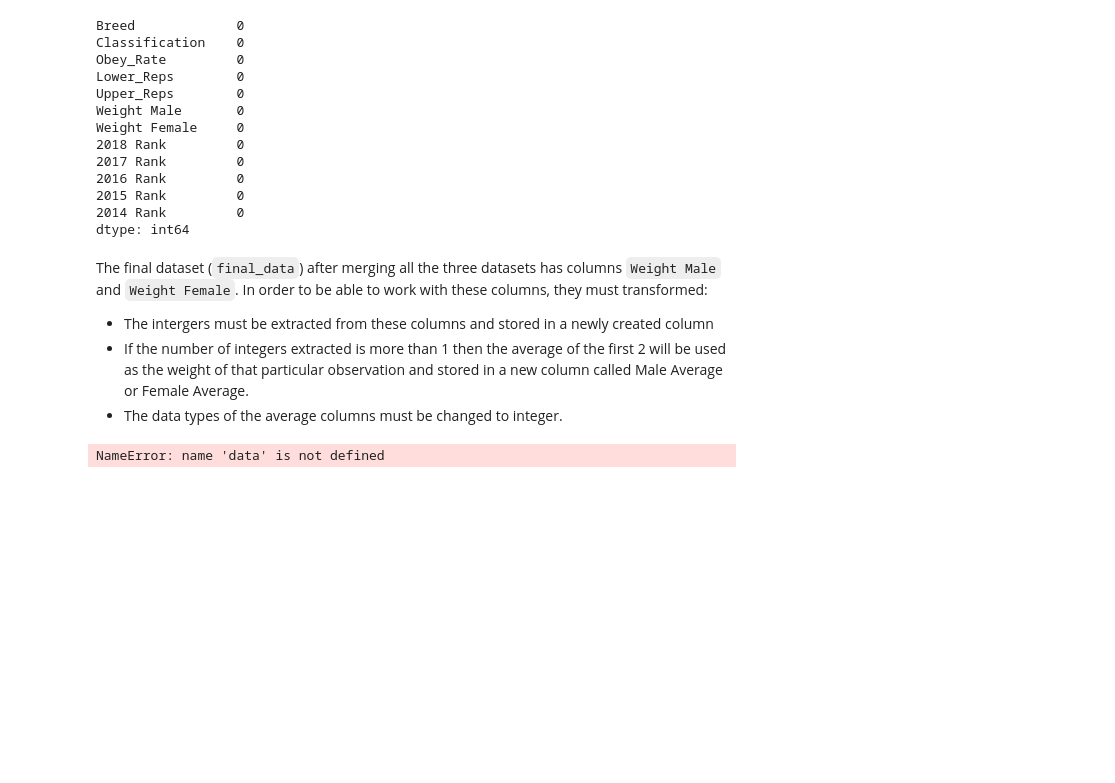
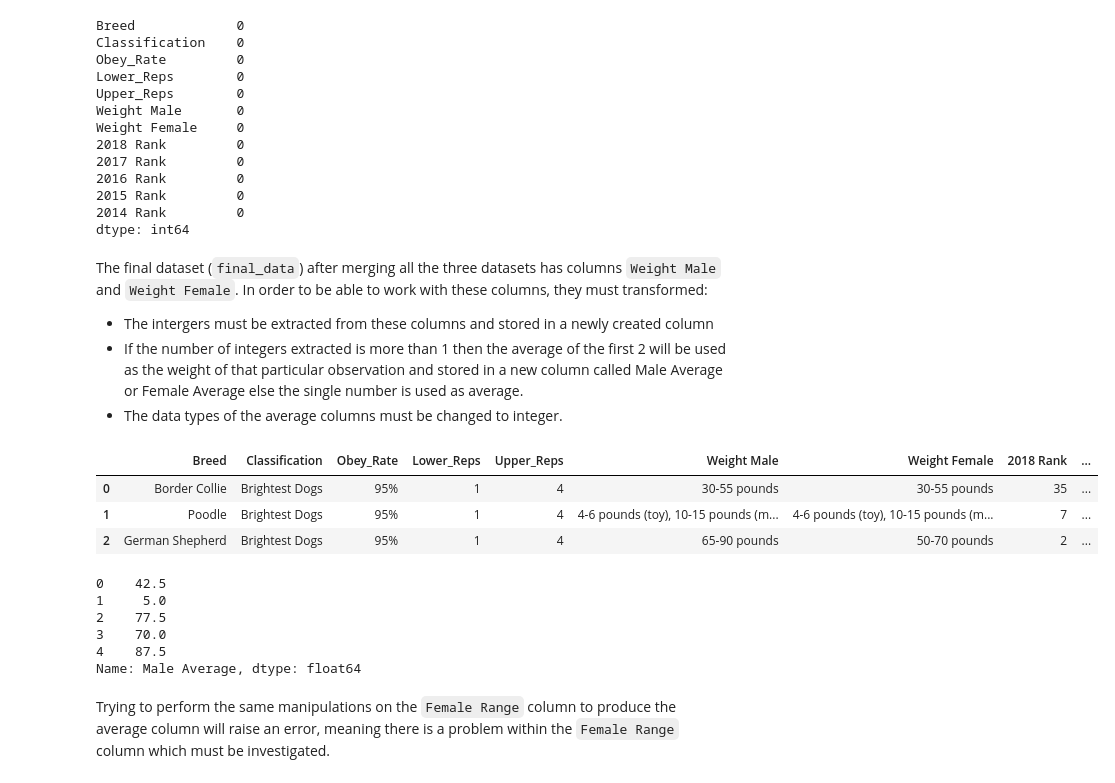
Before and after one commit to joeelorm/PortfolioProjects, a Jupyter notebook: Intelligence, size and popularity of dogs/Intelligence, size and popularity of dog breeds.ipynb, the cells around one changed output. Cells and saved outputs as stored; diff of their text form; code cells hidden in the pictures; blank space fills up the shorter version.

```diff
--- a/Intelligence, size and popularity of dogs/Intelligence, size and popularity of dog breeds.ipynb
+++ b/Intelligence, size and popularity of dogs/Intelligence, size and popularity of dog breeds.ipynb
@@ -628,20 +638,23 @@ dtype: int64
 # %% [markdown]
 The final dataset (`final_data`) after merging all the three datasets has columns `Weight Male` and `Weight Female`. In order to be able to work with these columns, they must transformed:
 - The intergers must be extracted from these columns and stored in a newly created column
-- If the number of integers extracted is more than 1 then the average of the first 2 will be used as the weight of that particular observation and stored in a new column called Male Average or Female Average.
+- If the number of integers extracted is more than 1 then the average of the first 2 will be used as the weight of that particular observation and stored in a new column called Male Average or Female Average else the single number is used as average.
 - The data types of the average columns must be changed to integer.
 # %%
 #Creating a column to store the extracted integers from the Weight Male and Weight Female columns
 
 import re
 
 #For Weight Male
 final_data['Male Range'] = final_data.apply(lambda row: re.findall(r'\b\d+\b', row['Weight Male']), axis = 1)
 
 #For Weight Female
-final_data['Female Range'] = data.apply(lambda row: re.findall(r'\b\d+\b', row['Weight Female']), axis = 1)
+final_data['Female Range'] = final_data.apply(lambda row: re.findall(r'\b\d+\b', row['Weight Female']), axis = 1)
 
 #Verify changes
 final_data.head(3)
 # %% [output]
-NameError: name 'data' is not defined
+|  | Breed | Classification | Obey_Rate | Lower_Reps | Upper_Reps | Weight Male | Weight Female | 2018 Rank | ... |
+| 0 | Border Collie | Brightest Dogs | 95% | 1 | 4 | 30-55 pounds | 30-55 pounds | 35 | ... |
+| 1 | Poodle | Brightest Dogs | 95% | 1 | 4 | 4-6 pounds (toy), 10-15 pounds (m... | 4-6 pounds (toy), 10-15 pounds (m... | 7 | ... |
+| 2 | German Shepherd | Brightest Dogs | 95% | 1 | 4 | 65-90 pounds | 50-70 pounds | 2 | ... |
@@ -647,0 +673,11 @@ NameError: name 'data' is not defined
+# %%
+final_data['Male Average'].head()
+# %% [output]
+0    42.5
+1     5.0
+2    77.5
+3    70.0
+4    87.5
+Name: Male Average, dtype: float64
+# %% [markdown]
+Trying to perform the same manipulations on the `Female Range` column to produce the average column will raise an error, meaning there is a problem within the `Female Range` column which must be investigated.
```
Also changed, not shown: parts of 20 cells of this notebook.
